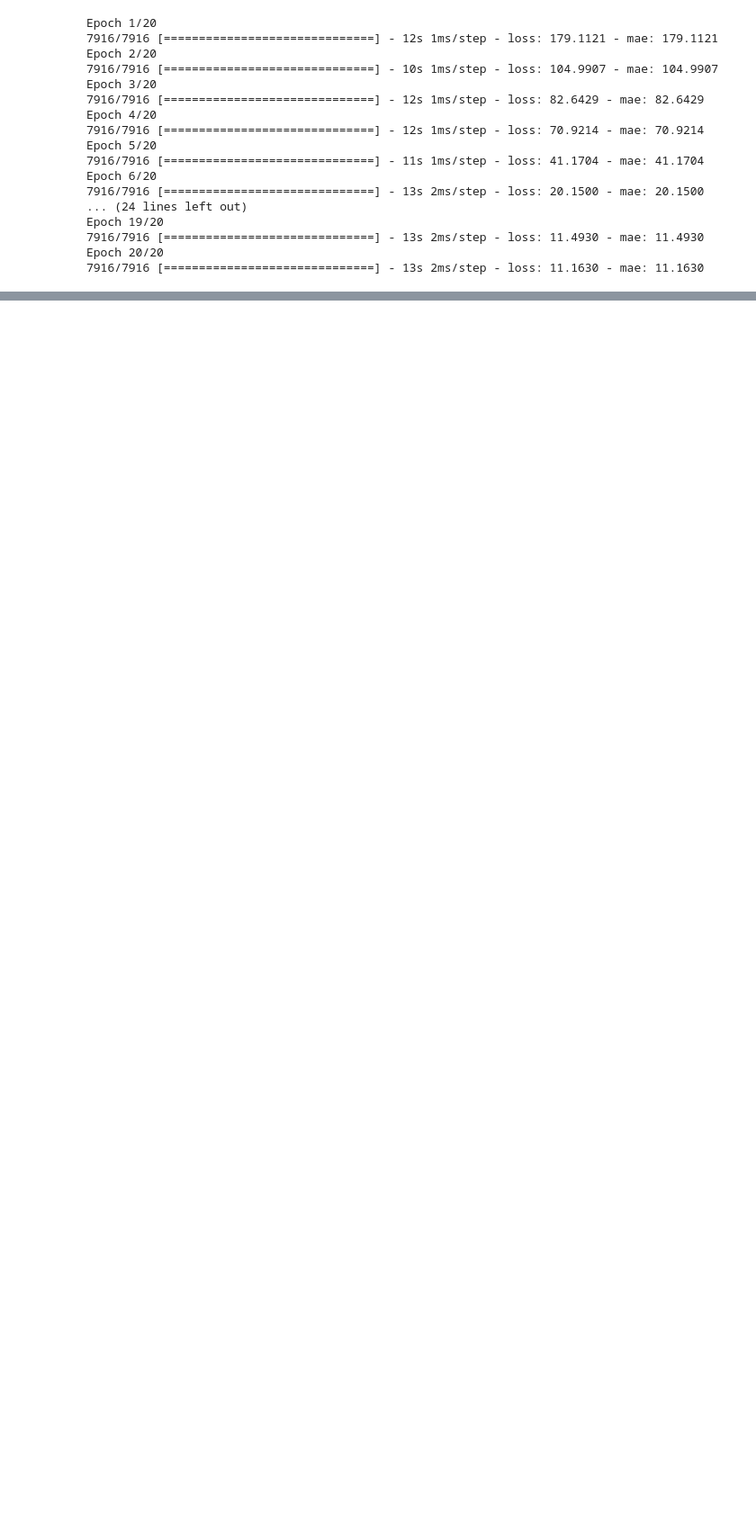
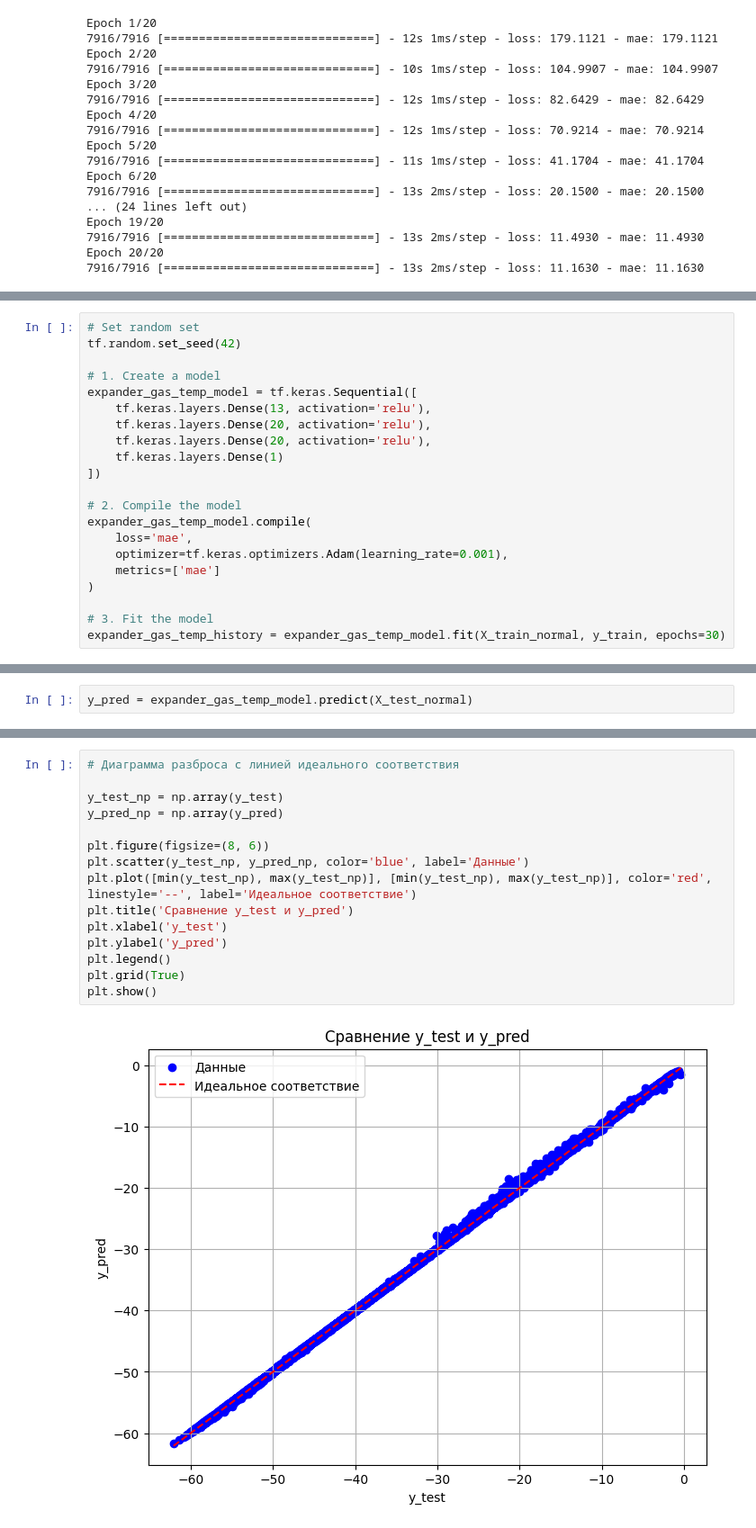
Before and after one commit to Rus-tam/AI_models, a Jupyter notebook: low_temp_dist_19_06.ipynb, the cells around one changed output, grey strips where cells are left out. Shown at 90% size. Cells and saved outputs as stored; diff of their text form; blank space fills up the shorter version.

```diff
--- a/low_temp_dist_19_06.ipynb
+++ b/low_temp_dist_19_06.ipynb
@@ -1871,0 +2288,21 @@ plot_scatter_with_ideal_line(y_pred, np.array(y_test))
+# %%
+# Set random set
+tf.random.set_seed(42)
+
+# 1. Create a model
+expander_gas_temp_model = tf.keras.Sequential([
+    tf.keras.layers.Dense(13, activation='relu'),
+    tf.keras.layers.Dense(20, activation='relu'),
+    tf.keras.layers.Dense(20, activation='relu'),
+    tf.keras.layers.Dense(1)
+])
+
+# 2. Compile the model
+expander_gas_temp_model.compile(
+    loss='mae',
+    optimizer=tf.keras.optimizers.Adam(learning_rate=0.001),
+    metrics=['mae']
+)
+
+# 3. Fit the model
+expander_gas_temp_history = expander_gas_temp_model.fit(X_train_normal, y_train, epochs=30)
@@ -1871,0 +2332,2 @@ plot_scatter_with_ideal_line(y_pred, np.array(y_test))
+# %%
+y_pred = expander_gas_temp_model.predict(X_test_normal)
@@ -1871,0 +2362,17 @@ plot_scatter_with_ideal_line(y_pred, np.array(y_test))
+# %%
+# Диаграмма разброса с линией идеального соответствия
+
+y_test_np = np.array(y_test)
+y_pred_np = np.array(y_pred)
+
+plt.figure(figsize=(8, 6))
+plt.scatter(y_test_np, y_pred_np, color='blue', label='Данные')
+plt.plot([min(y_test_np), max(y_test_np)], [min(y_test_np), max(y_test_np)], color='red', linestyle='--', label='Идеальное соответствие')
+plt.title('Сравнение y_test и y_pred')
+plt.xlabel('y_test')
+plt.ylabel('y_pred')
+plt.legend()
+plt.grid(True)
+plt.show()
+# %% [output]
+[figure, added]
```
Also changed, not shown: parts of 61 cells of this notebook, 1 other file.
